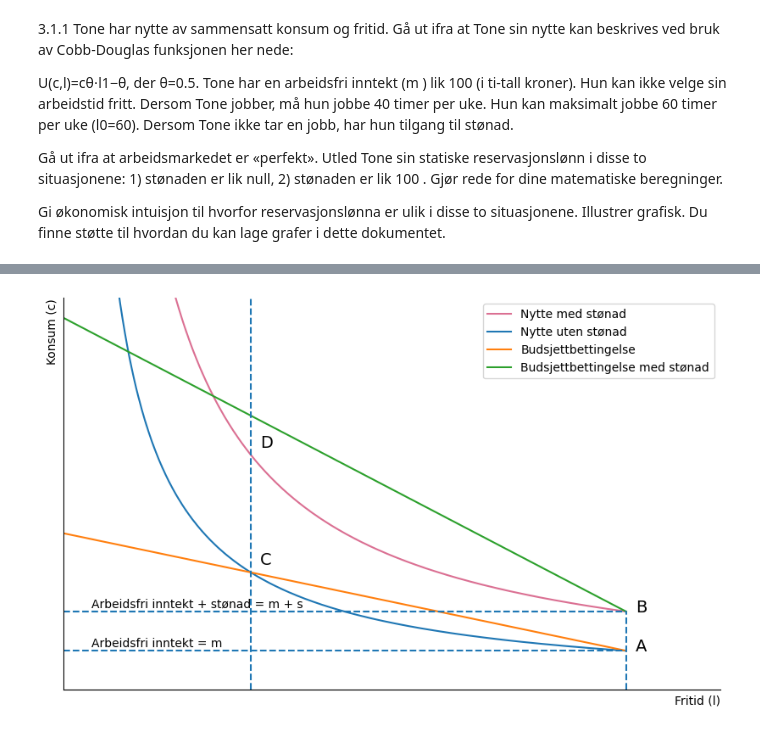
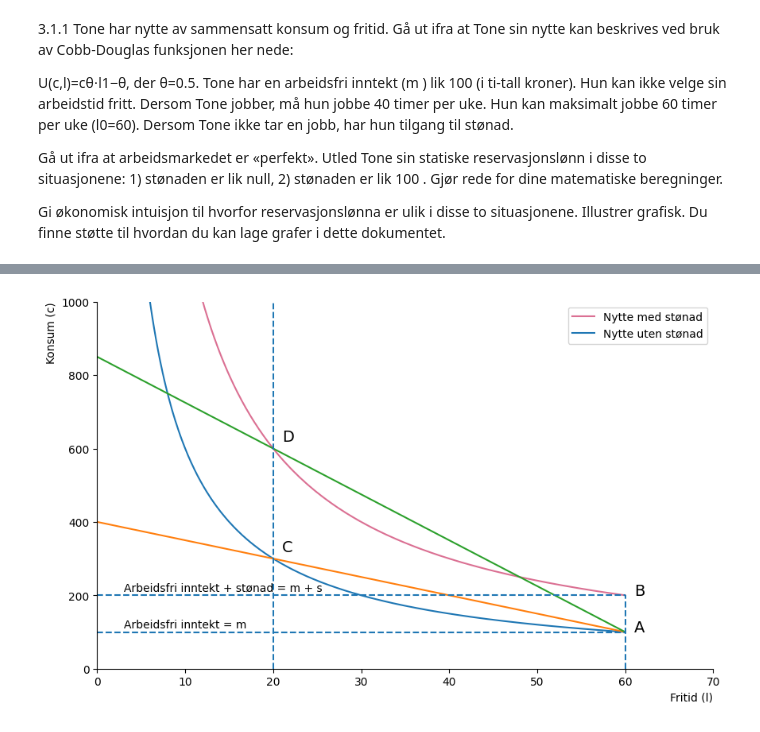
Before and after one commit to DanielFabioG/SOK-2008, a Jupyter notebook: Utfordringer/kodetilutf3.ipynb, the cells around one changed output, grey strips where cells are left out. Cells and saved outputs as stored; diff of their text form; code cells hidden in the pictures.

```diff
--- a/Utfordringer/kodetilutf3.ipynb
+++ b/Utfordringer/kodetilutf3.ipynb
@@ -73,7 +71,7 @@ sol_2_num = sol2.subs({theta: theta_num, l0: l0_num, l:l_arbeid,m:m_num, s:s_num
 
 # Setter opp budsjettbettingelsen for med og uten stønad
 def wages(l_values):
-    return m_num + sol_1_num * (l0_num-l_values)
+    return m_num + sol_1_num * (l0_num-20)
 
 def wages_2(l_values):
-    return m_num+s_num + sol_2_num * (l0_num-l_values)
+    return m_num + sol_2_num * (l0_num-l_values)
@@ -80,4 +171,5 @@ def wages_2(l_values):
 # %%
+# Samme figur men med tall
 # Definerer en akse
 def create_ax():
     fig, ax = plt.subplots(figsize=(10, 6))
@@ -87,39 +179,33 @@ def create_ax():
     ax.spines['right'].set_color('none')
     # i want it in the top left
     plt.xlabel('Fritid (l)',loc="right")
     plt.ylabel('Konsum (c)', loc="top")
-    ax.set_xticks([])
-    ax.set_yticks([])
     return fig, ax
 
 fig, ax = create_ax()
 
 # Plotter indifferenskurver
 ax.plot(l_values,c_func_2(l_values), label ="Nytte med stønad", color="palevioletred")
 ax.plot(l_values, c_func(l_values), label=f'Nytte uten stønad')
 # Plotter budsjettbettingelser
-ax.plot(l_values, wages(l_values), label="Budsjettbettingelse")
-ax.plot(l_values, wages_2(l_values), label="Budsjettbettingelse med stønad")
+ax.plot(l_values, wages(l_values))
+ax.plot(l_values, wages_2(l_values))
 # Viser arbeidsfri inntekt
 ax.hlines(m_num,0,l0_num, linestyles="dashed")
 ax.hlines(m_num+s_num,0,l0_num, linestyles="dashed")
 # Viser hvor personen går i arbeid
 ax.vlines(l0_num-l_arbeid,0,1000, linestyles="dashed")
 # Viser hvor personen ikke går i arbeid
 ax.vlines(l0_num,0,m_num+s_num, linestyles="dashed")
 # Definerer noen punkter
 ax.text(x=61,y=100, s="A", fontsize=14)
 ax.text(x=61,y=200,s="B", fontsize=14)
 ax.text(x=21,y=320, s="C", fontsize=14)
 ax.text(x=21, y=620, s="D", fontsize=14)
-#
 ax.text(x=3, y=111, s="Arbeidsfri inntekt = m")
 #
 ax.text(x=3, y=211, s="Arbeidsfri inntekt + stønad = m + s")
-#
-
-#
 ax.legend()
 plt.show()
 # %% [output]
-[figure, old version]
+[figure, new version]
```
Also changed, not shown: parts of 4 cells of this notebook.
